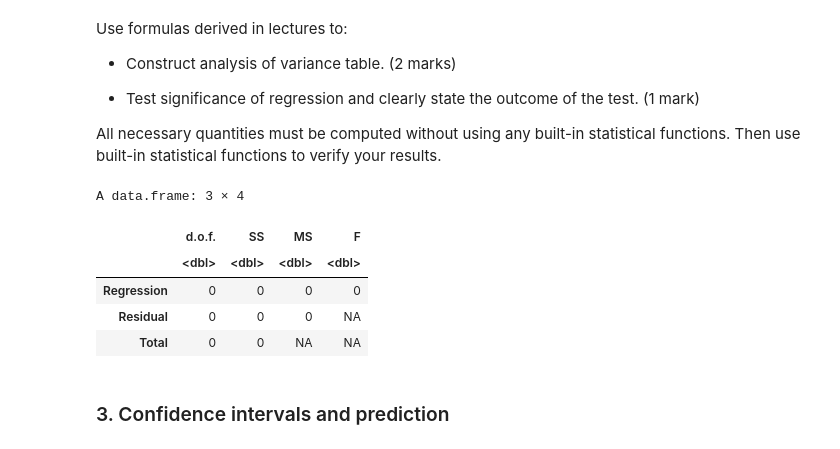
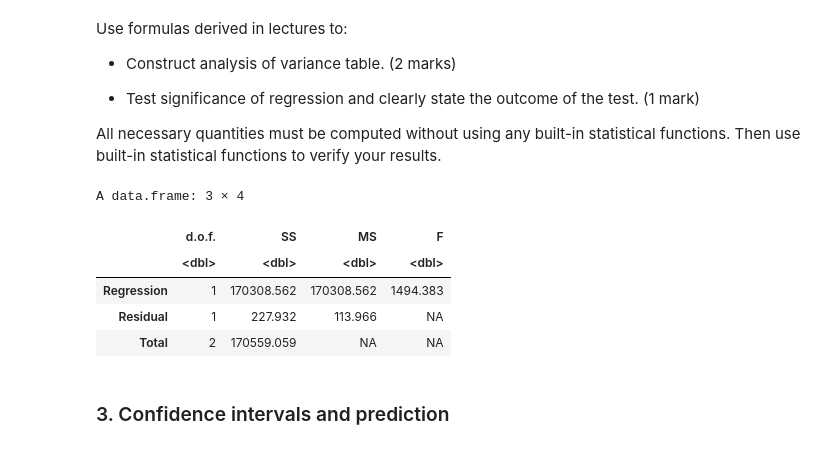
Before and after one commit to carn51/Assignment-1, a Jupyter notebook: A1/Assignment_1_SLR_Template.ipynb, the cells around one changed output. Saved outputs shown, nothing was run; the diff lists cells and outputs as text; code cells hidden in the pictures.

```diff
--- a/A1/Assignment_1_SLR_Template.ipynb
+++ b/A1/Assignment_1_SLR_Template.ipynb
@@ -122,3 +129,20 @@ plot(fitted, rstandard(linreg_t))
 Calculations
 # %%
 #components
+n = length(data)
+x_bar = mean(x)
+yt_hat = 13.8935 + (x*0.3052)
+e_i = y - yt_hat
+sig_hat_sq = (1/(n-1)) * sum( (x - x_bar)^2)
+s_xx = sum( (x-x_bar)^2)
+p = 2
+mse = (1/n) * sum( (y-yt_hat)^2)
+
+#leverage
+hii_lev = (1/n) + (((x-x_bar)^2)/s_xx)
+
+#standardised residuals
+std_res = e_i / (sqrt(sig_hat_sq * (1 - hii_lev)))
+
+#cooks distance
+cooks_dist = (e_i^2 / (2*mse)) * (hii_lev / (1-hii_lev))
@@ -133,30 +175,38 @@ Use formulas derived in lectures to:
 
 All necessary quantities must be computed without using any built-in statistical functions. Then use built-in statistical functions to verify your results.
 # %%
-# write your code here
+yt_bar = mean(x)    #better to rename
+ss_r = sum( (yt_hat - yt_bar)^2)    #dof = 1
+ss_e = sum(( yt - yt_hat)^2)    #dof = n-2
+ss_t = sum( (yt - yt_bar)^2)    #dof = n-1
+
+msr = ss_r/1
+mse = ss_e / (n-1)
+
+f = msr/mse
 # %%
 # table formatting example
 
 # replace numbers with your variables: SSR, SSE, etc.
 table.anova = data.frame(row.names=c("Regression","Residual","Total"),
-                         dof=c(0,0,0),
-                         SS=c(0,0,0),
-                         MS=c(0,0,NA),
-                         F=c(0,NA,NA)
+                         dof=c(1,n-2,n-1),
+                         SS=c(ss_r,ss_e,ss_t),
+                         MS=c(msr,mse,NA),
+                         F=c(f,NA,NA)
                          )
 
 # column names
 names(table.anova) = c("d.o.f.", "SS", "MS", "F")
 
 # round numerical values
 round(table.anova,3)
 # %% [output]
 A data.frame: 3 × 4
 |  | d.o.f. | SS | MS | F |
 |  | <dbl> | <dbl> | <dbl> | <dbl> |
-| Regression | 0 | 0 | 0 | 0 |
-| Residual | 0 | 0 | 0 | NA |
-| Total | 0 | 0 | NA | NA |
+| Regression | 1 | 170308.562 | 170308.562 | 1494.383 |
+| Residual | 1 | 227.932 | 113.966 | NA |
+| Total | 2 | 170559.059 | NA | NA |
 # %% [markdown]
 ### 3. Confidence intervals and prediction
 # %% [markdown]
```
Also changed, not shown: parts of 9 cells of this notebook.
